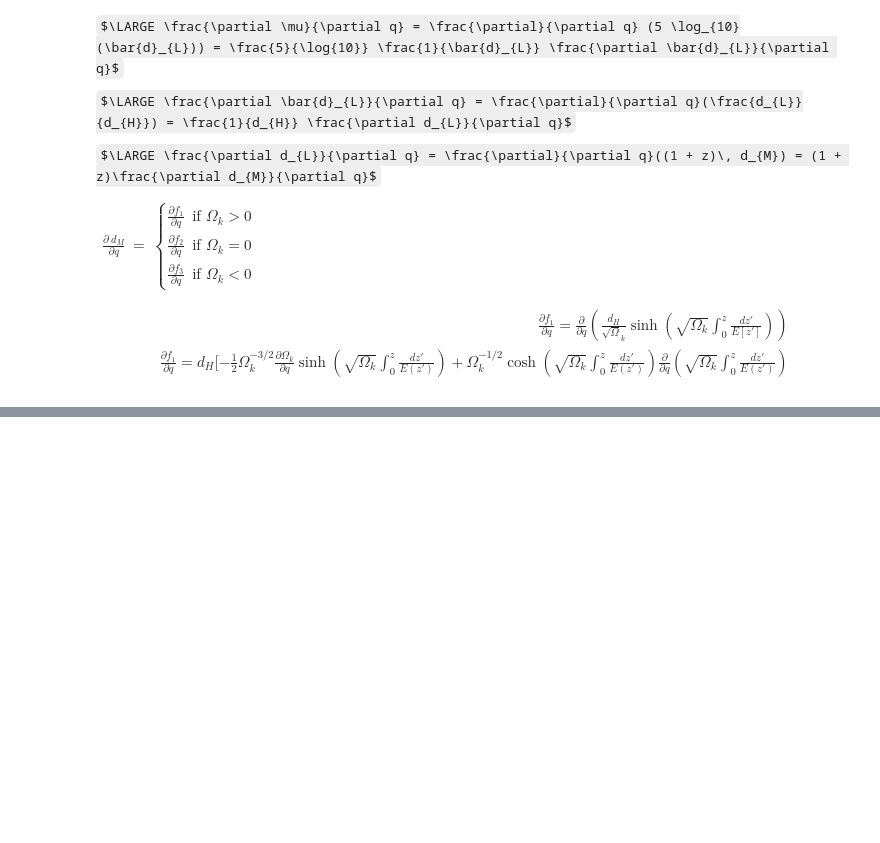
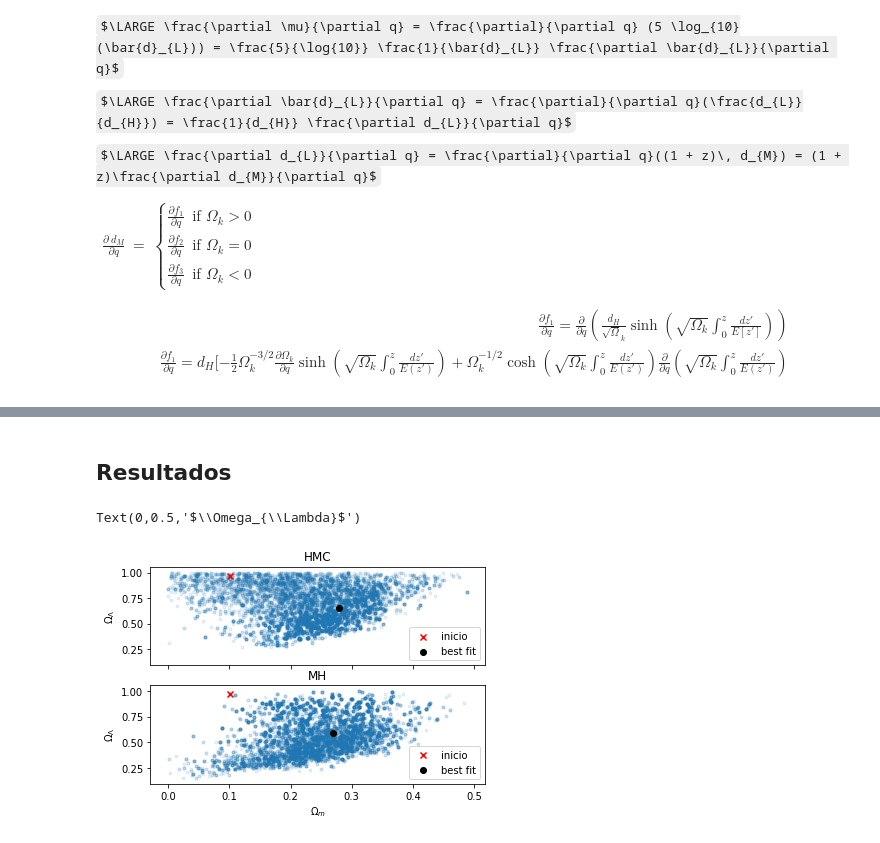
Before and after one commit to fluowhy/MCMC-methods, a Jupyter notebook: mcmc_hmc.ipynb, the cells around one changed output, grey strips where cells are left out. Saved outputs shown, nothing was run; the diff lists cells and outputs as text; code cells hidden in the pictures; some formulas as TeX source; blank space fills up the shorter version.

```diff
--- a/mcmc_hmc.ipynb
+++ b/mcmc_hmc.ipynb
@@ -361,0 +524,23 @@ pasos solver: 5
+# %% [markdown]
+## Resultados
+# %%
+fig, (ax1, ax2) = plt.subplots(2, sharex=True, sharey=True)
+
+ax1.scatter(R_hmc[0]['om'], R_hmc[0]['ol'], marker='.', alpha=0.1)
+ax1.scatter(R_hmc[0]['om'][0], R_hmc[0]['ol'][0], marker='x', color='red', alpha=1, label='inicio')
+ax1.scatter(R_hmc[4][0], R_hmc[4][1], marker='o', color='black', alpha=1, label='best fit')
+ax2.scatter(R_mh[0]['om'], R_mh[0]['ol'], marker='.', alpha=0.1)
+ax2.scatter(R_mh[0]['om'][0], R_mh[0]['ol'][0], marker='x', color='red', alpha=1, label='inicio')
+ax2.scatter(R_mh[4][0], R_mh[4][1], marker='o', color='black', alpha=1, label='best fit')
+
+ax1.set_title('HMC')
+ax2.set_title('MH')
+
+ax1.legend()
+ax2.legend()
+ax2.set_xlabel(r'$\Omega_{m}$')
+ax2.set_ylabel(r'$\Omega_{\Lambda}$')
+ax1.set_ylabel(r'$\Omega_{\Lambda}$')
+# %% [output]
+Text(0,0.5,'$\\Omega_{\\Lambda}$')
+[figure, added]
```
Also changed, not shown: parts of 25 cells of this notebook, 5 other files.
